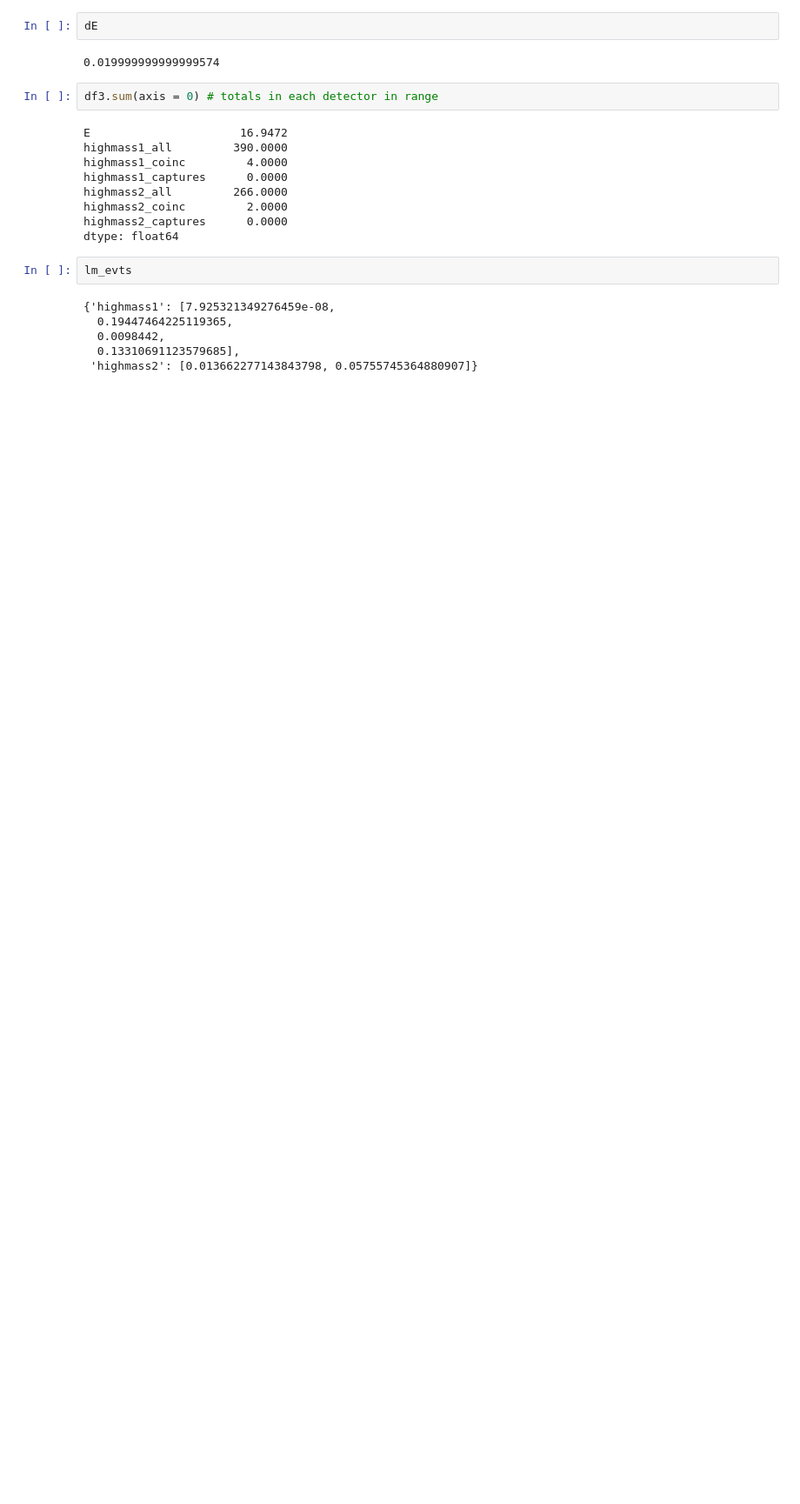
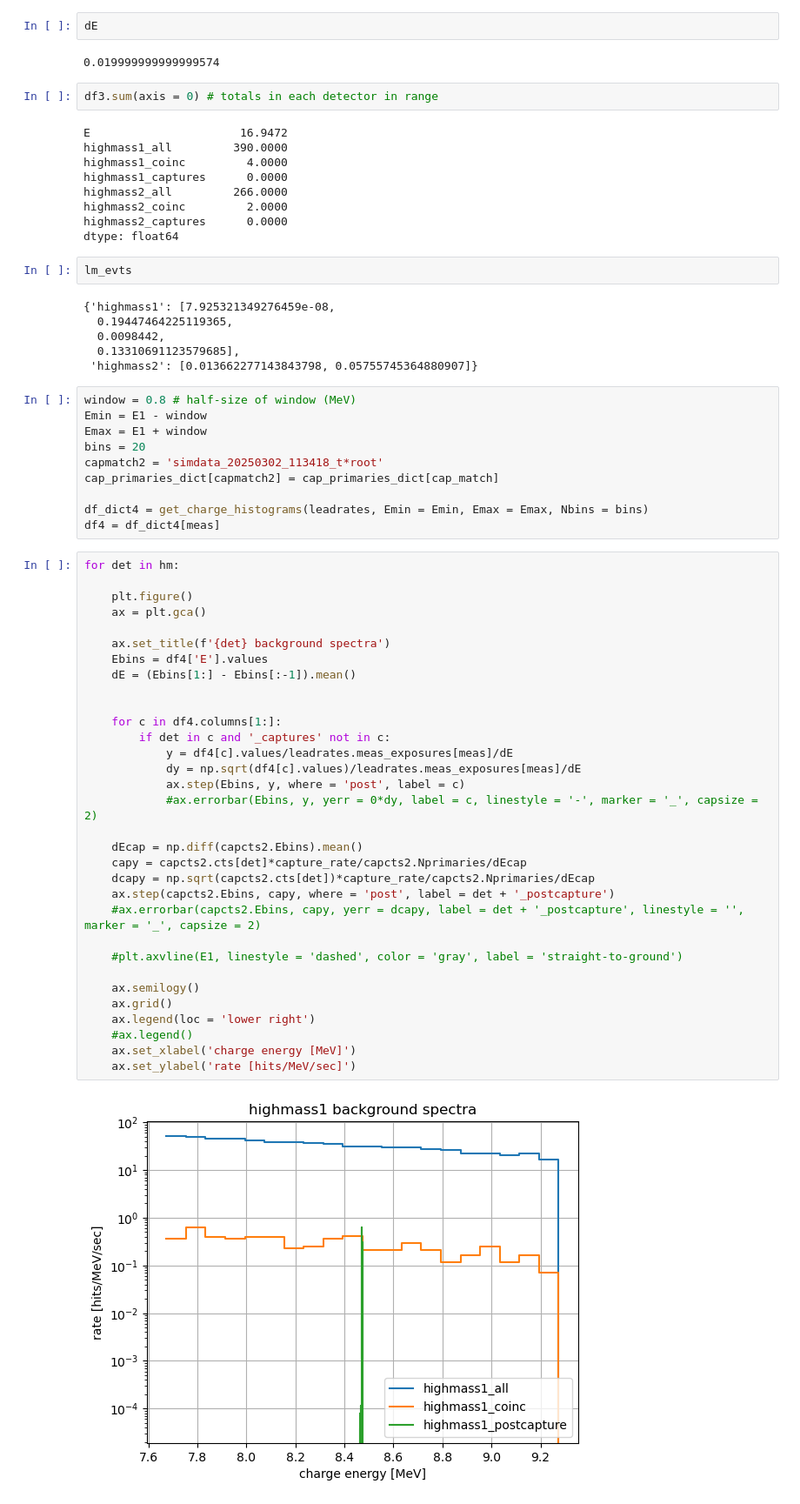
Before and after one commit to tamu-edu/doublecap, a Jupyter notebook: analysis/backgrounds.ipynb, the cells around one changed output. Shown: that part at 87% size. Cells and saved outputs as stored; diff of their text form; blank space fills up the shorter version.

Commit message:
plots with slightly expanded zoom-in around signal peak

```diff
--- a/analysis/backgrounds.ipynb
+++ b/analysis/backgrounds.ipynb
@@ -553,3 +555,47 @@ lm_evts
   0.0098442,
   0.13310691123579685],
  'highmass2': [0.013662277143843798, 0.05755745364880907]}
+# %%
+window = 0.8 # half-size of window (MeV)
+Emin = E1 - window
+Emax = E1 + window
+bins = 20
+capmatch2 = 'simdata_20250302_113418_t*root'
+cap_primaries_dict[capmatch2] = cap_primaries_dict[cap_match]
+
+df_dict4 = get_charge_histograms(leadrates, Emin = Emin, Emax = Emax, Nbins = bins)
+df4 = df_dict4[meas]
+# %%
+for det in hm:
+
+    plt.figure()
+    ax = plt.gca()
+
+    ax.set_title(f'{det} background spectra')
+    Ebins = df4['E'].values
+    dE = (Ebins[1:] - Ebins[:-1]).mean()
+
+
+    for c in df4.columns[1:]:
+        if det in c and '_captures' not in c:
+            y = df4[c].values/leadrates.meas_exposures[meas]/dE
+            dy = np.sqrt(df4[c].values)/leadrates.meas_exposures[meas]/dE
+            ax.step(Ebins, y, where = 'post', label = c)
+            #ax.errorbar(Ebins, y, yerr = 0*dy, label = c, linestyle = '-', marker = '_', capsize = 2)
+
+    dEcap = np.diff(capcts2.Ebins).mean()
+    capy = capcts2.cts[det]*capture_rate/capcts2.Nprimaries/dEcap
+    dcapy = np.sqrt(capcts2.cts[det])*capture_rate/capcts2.Nprimaries/dEcap
+    ax.step(capcts2.Ebins, capy, where = 'post', label = det + '_postcapture')
+    #ax.errorbar(capcts2.Ebins, capy, yerr = dcapy, label = det + '_postcapture', linestyle = '', marker = '_', capsize = 2)
+
+    #plt.axvline(E1, linestyle = 'dashed', color = 'gray', label = 'straight-to-ground')
+
+    ax.semilogy()
+    ax.grid()
+    ax.legend(loc = 'lower right')
+    #ax.legend()
+    ax.set_xlabel('charge energy [MeV]')
+    ax.set_ylabel('rate [hits/MeV/sec]')
+# %% [output]
+[figure, added]
```
Also changed, not shown: parts of 7 cells of this notebook.
